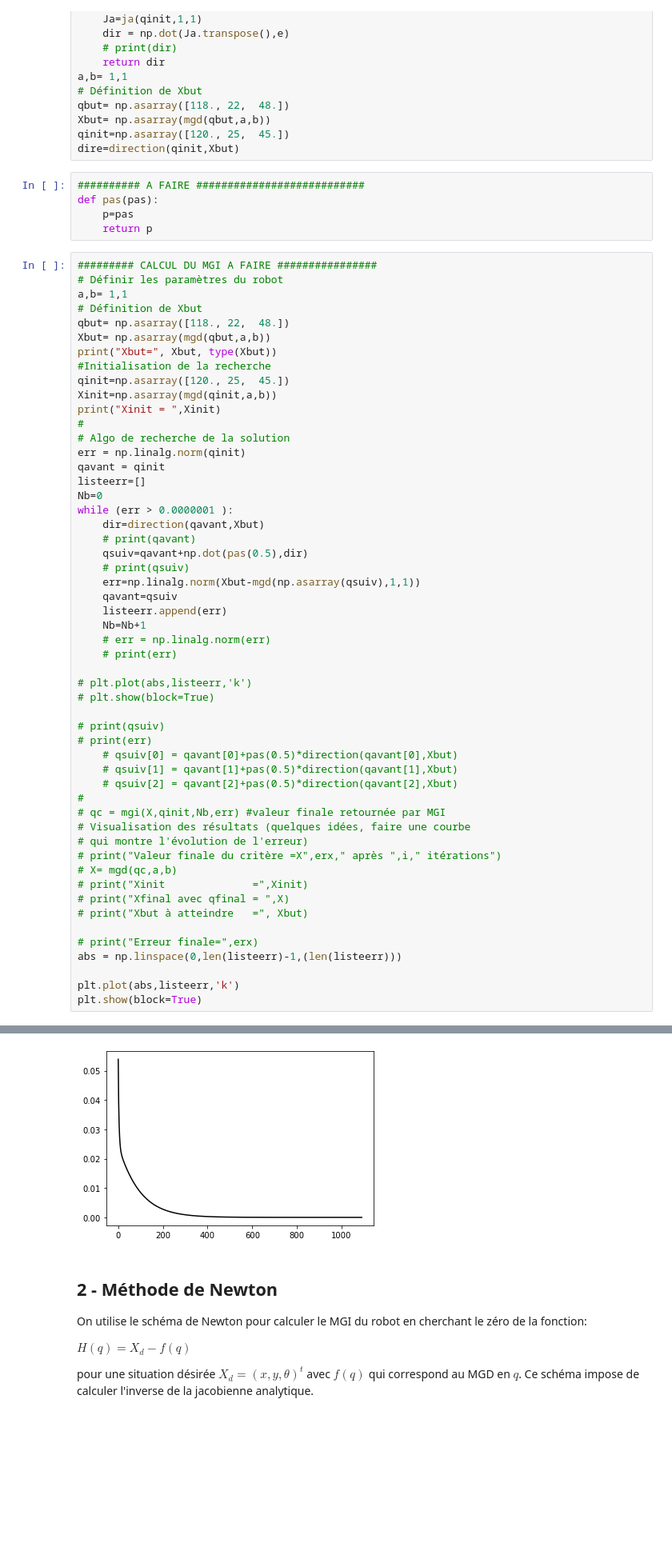
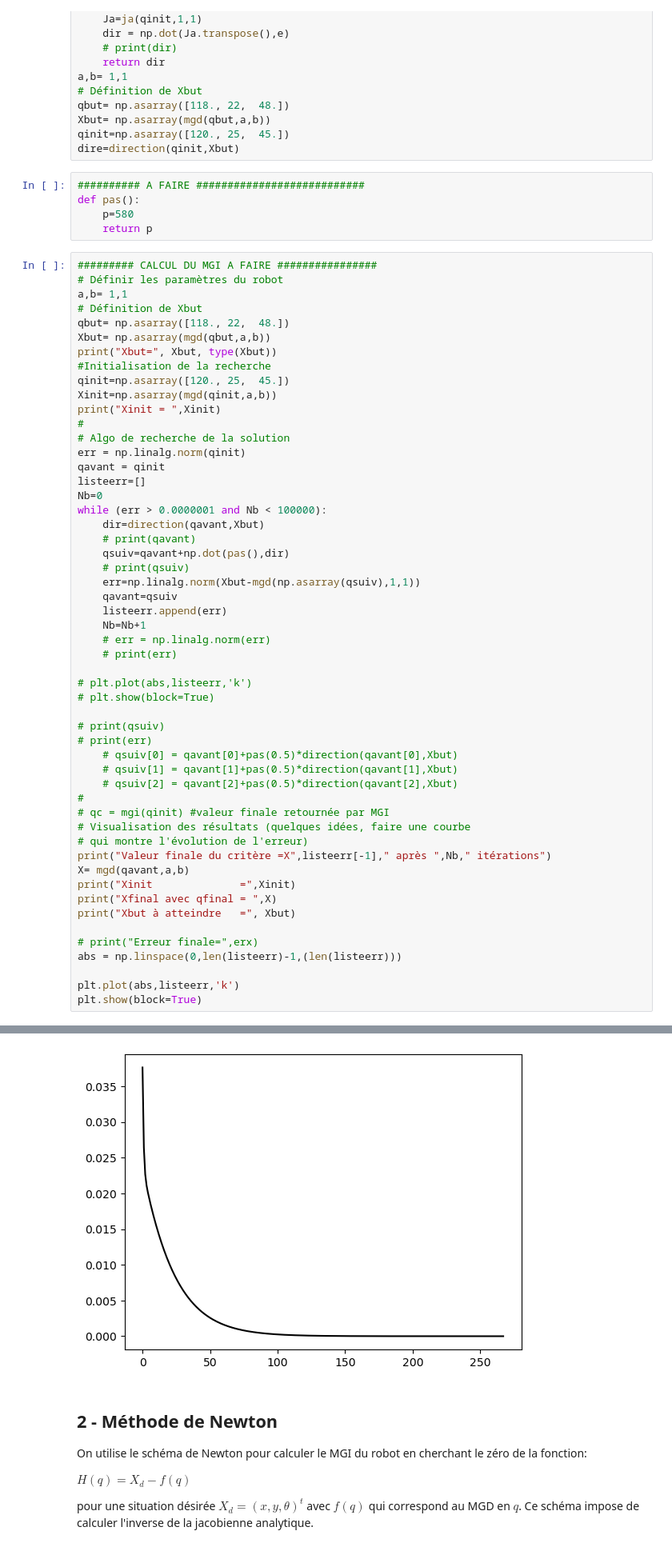
Before and after one commit to AloyKyllian/2A, a Jupyter notebook: optim/mgiRRR-2023-etudiant.ipynb, the cells around one changed output, grey strips where cells are left out. Shown: that part at 80% size. Drawn from its saved outputs; the diff is of its cells as text; blank space fills up the shorter version.

```diff
--- a/optim/mgiRRR-2023-etudiant.ipynb
+++ b/optim/mgiRRR-2023-etudiant.ipynb
@@ -238,8 +247,8 @@ qinit=np.asarray([120., 25,  45.])
 dire=direction(qinit,Xbut)
 # %%
 ########## A FAIRE ###########################
-def pas(pas):
-    p=pas
+def pas():
+    p=580
     return p
 # %%
 ######### CALCUL DU MGI A FAIRE ################
@@ -259,10 +268,10 @@ err = np.linalg.norm(qinit)
 qavant = qinit
 listeerr=[]
 Nb=0
-while (err > 0.0000001 ):
+while (err > 0.0000001 and Nb < 100000):
     dir=direction(qavant,Xbut)
     # print(qavant)
-    qsuiv=qavant+np.dot(pas(0.5),dir)
+    qsuiv=qavant+np.dot(pas(),dir)
     # print(qsuiv)
     err=np.linalg.norm(Xbut-mgd(np.asarray(qsuiv),1,1))
     qavant=qsuiv
@@ -280,14 +289,14 @@ while (err > 0.0000001 ):
     # qsuiv[1] = qavant[1]+pas(0.5)*direction(qavant[1],Xbut)
     # qsuiv[2] = qavant[2]+pas(0.5)*direction(qavant[2],Xbut)
 #
-# qc = mgi(X,qinit,Nb,err) #valeur finale retournée par MGI
+# qc = mgi(qinit) #valeur finale retournée par MGI
 # Visualisation des résultats (quelques idées, faire une courbe
 # qui montre l'évolution de l'erreur)
-# print("Valeur finale du critère =X",erx," après ",i," itérations")
-# X= mgd(qc,a,b)
-# print("Xinit              =",Xinit)
-# print("Xfinal avec qfinal = ",X)
-# print("Xbut à atteindre   =", Xbut)
+print("Valeur finale du critère =X",listeerr[-1]," après ",Nb," itérations")
+X= mgd(qavant,a,b)
+print("Xinit              =",Xinit)
+print("Xfinal avec qfinal = ",X)
+print("Xbut à atteindre   =", Xbut)
 
 # print("Erreur finale=",erx)
 abs = np.linspace(0,len(listeerr)-1,(len(listeerr)))
@@ -300,4 +313,4 @@ Xinit =  [-0.62416397  1.0810837   1.36231088]
-[figure, old version]
+[figure, new version]
 # %% [markdown]
 ## 2 - Méthode de Newton
 
```
Also changed, not shown: parts of 12 cells of this notebook.
